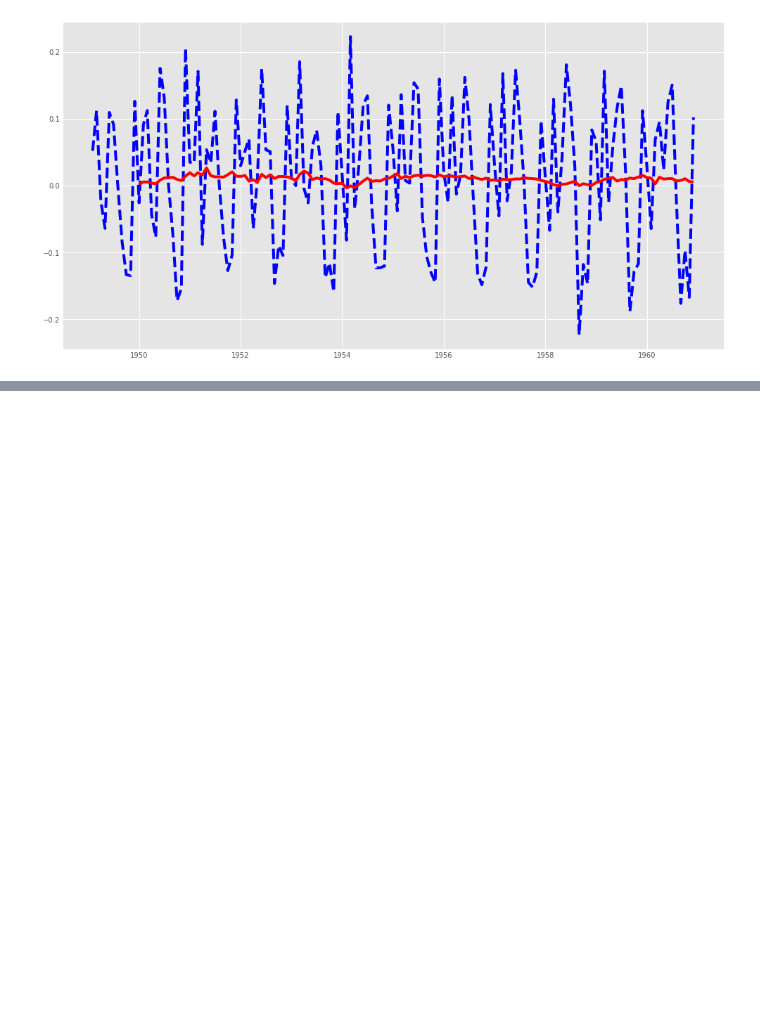
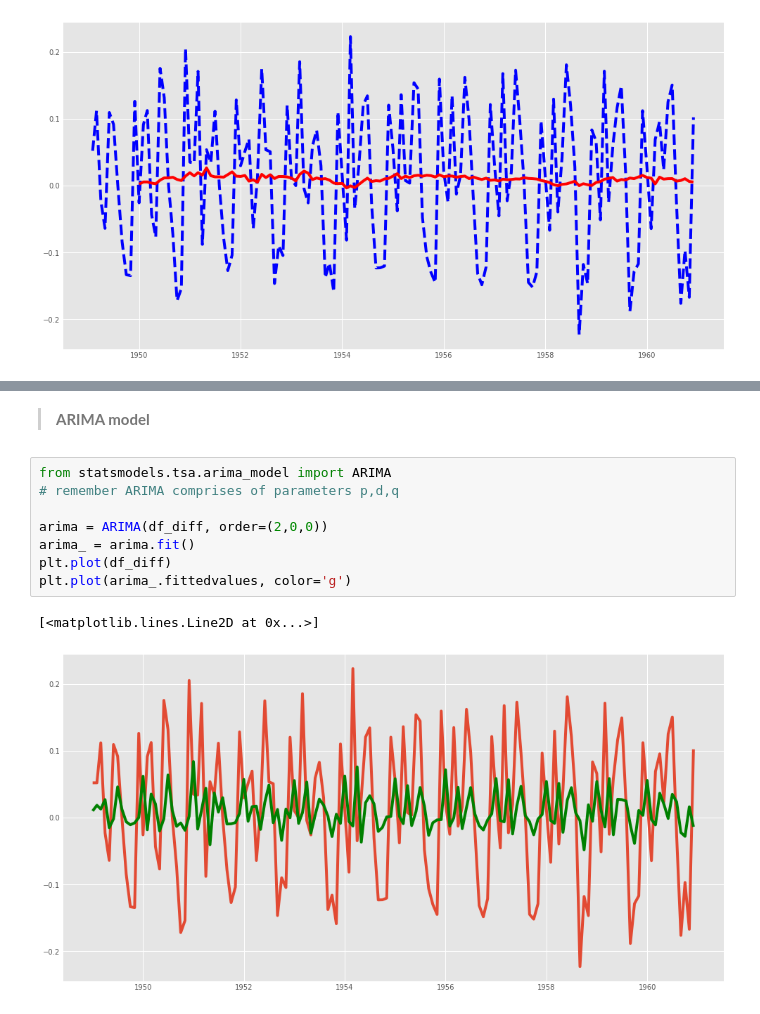
Before and after one commit to oladapo-joseph/Hamoye_Internship, a Jupyter notebook: Stage E/lessons.ipynb, the cells around one changed output, grey strips where cells are left out. Cells and saved outputs as stored; diff of their text form; blank space fills up the shorter version.

```diff
--- a/Stage E/lessons.ipynb
+++ b/Stage E/lessons.ipynb
@@ -257,0 +277,13 @@ plt.plot(df_diff.rolling(12).mean(), color='r')
+# %% [markdown]
+> **ARIMA model**
+# %%
+from statsmodels.tsa.arima_model import ARIMA
+# remember ARIMA comprises of parameters p,d,q
+
+arima = ARIMA(df_diff, order=(2,0,0))
+arima_ = arima.fit()
+plt.plot(df_diff)
+plt.plot(arima_.fittedvalues, color='g')
+# %% [output]
+[<matplotlib.lines.Line2D at 0x...>]
+[figure, added]
```
Also changed, not shown: parts of 6 cells of this notebook, 2 other files.
